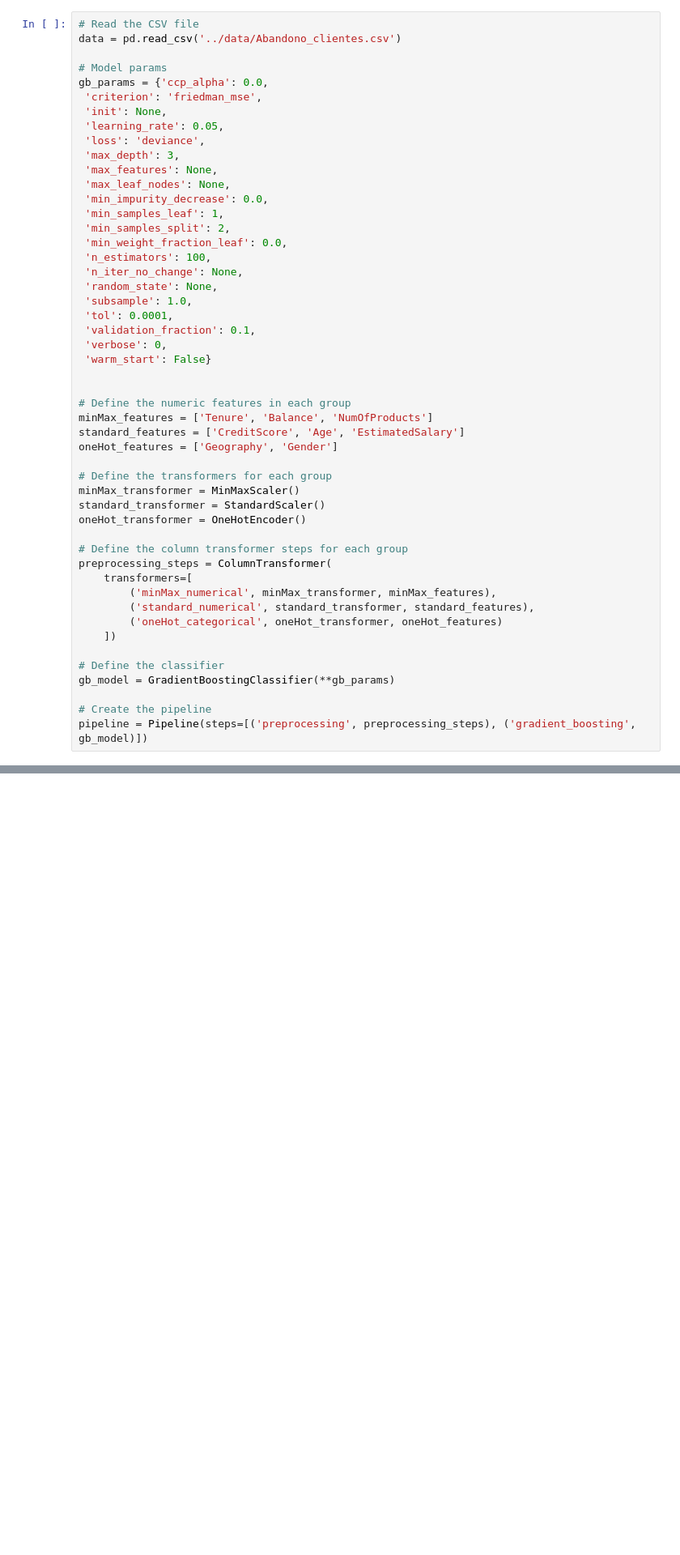
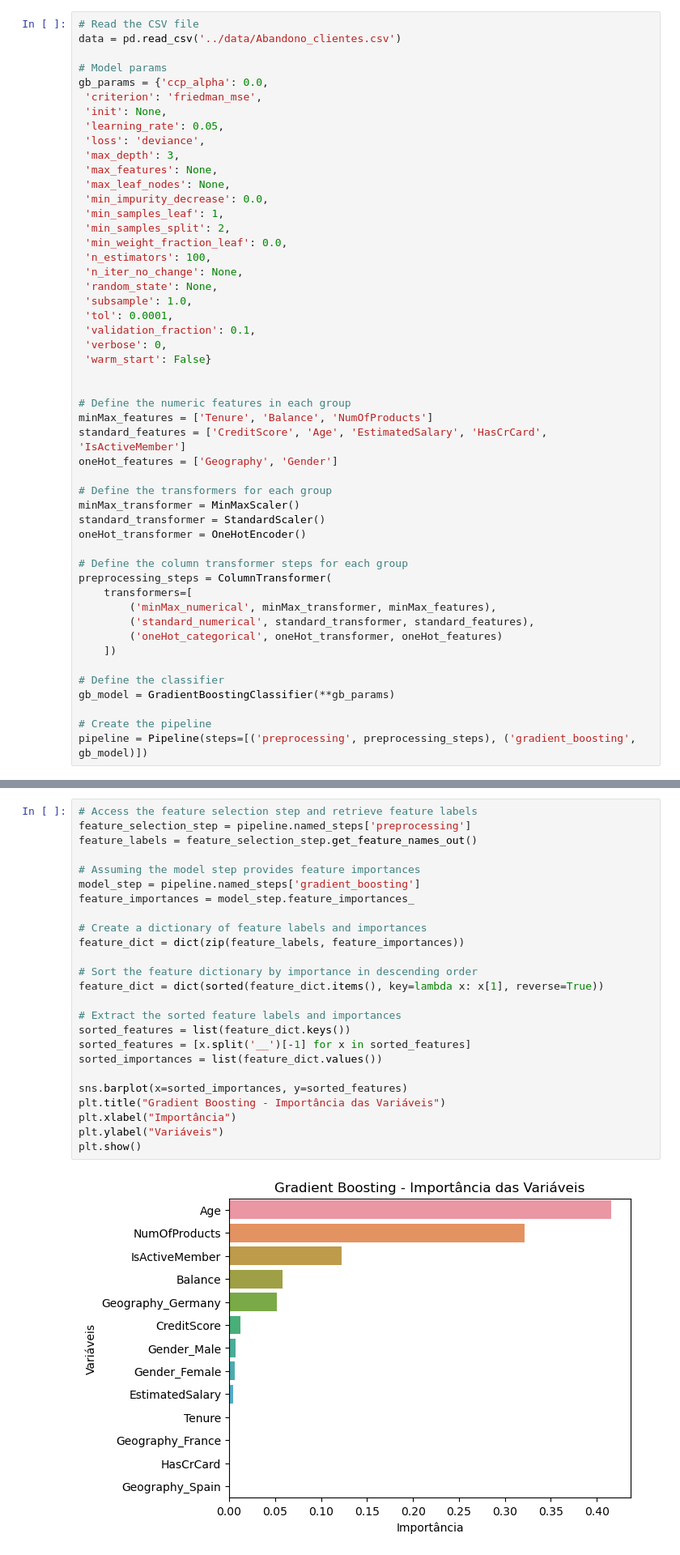
Before and after one commit to joaoboger/Technical-challenge---Churn-prediction--Indicium-, a Jupyter notebook: notebooks/churn_eda_ml.ipynb, the cells around one changed output, grey strips where cells are left out. Shown at 81% size. Drawn from its saved outputs; the diff is of its cells as text; blank space fills up the shorter version.

```diff
--- a/notebooks/churn_eda_ml.ipynb
+++ b/notebooks/churn_eda_ml.ipynb
@@ -636,7 +891,7 @@ gb_params = {'ccp_alpha': 0.0,
 
 # Define the numeric features in each group
 minMax_features = ['Tenure', 'Balance', 'NumOfProducts']
-standard_features = ['CreditScore', 'Age', 'EstimatedSalary']
+standard_features = ['CreditScore', 'Age', 'EstimatedSalary', 'HasCrCard', 'IsActiveMember']
 oneHot_features = ['Geography', 'Gender']
 
 # Define the transformers for each group
@@ -672,0 +930,27 @@ NameError: name 'predictions' is not defined
+# %%
+# Access the feature selection step and retrieve feature labels
+feature_selection_step = pipeline.named_steps['preprocessing']
+feature_labels = feature_selection_step.get_feature_names_out()
+
+# Assuming the model step provides feature importances
+model_step = pipeline.named_steps['gradient_boosting']
+feature_importances = model_step.feature_importances_
+
+# Create a dictionary of feature labels and importances
+feature_dict = dict(zip(feature_labels, feature_importances))
+
+# Sort the feature dictionary by importance in descending order
+feature_dict = dict(sorted(feature_dict.items(), key=lambda x: x[1], reverse=True))
+
+# Extract the sorted feature labels and importances
+sorted_features = list(feature_dict.keys())
+sorted_features = [x.split('__')[-1] for x in sorted_features]
+sorted_importances = list(feature_dict.values())
+
+sns.barplot(x=sorted_importances, y=sorted_features)
+plt.title("Gradient Boosting - Importância das Variáveis")
+plt.xlabel("Importância")
+plt.ylabel("Variáveis")
+plt.show()
+# %% [output]
+[figure, added]
```
Also changed, not shown: parts of 49 cells of this notebook.
